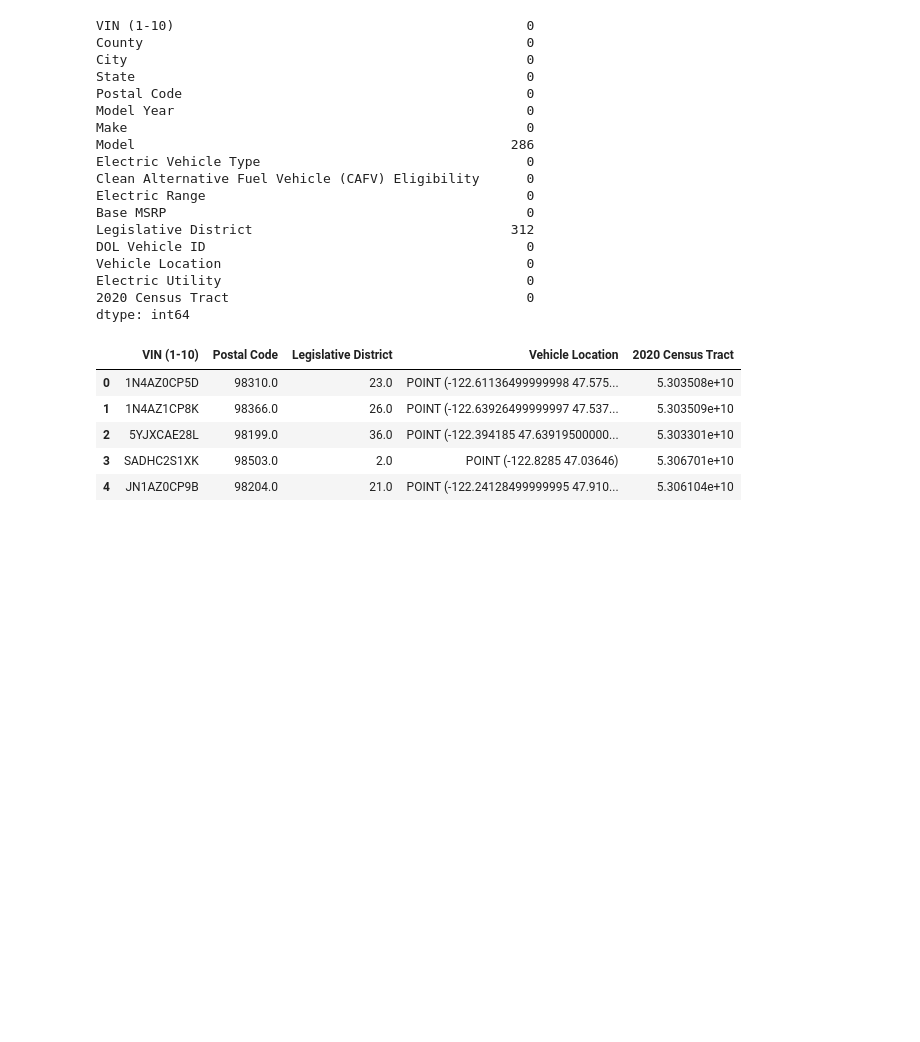
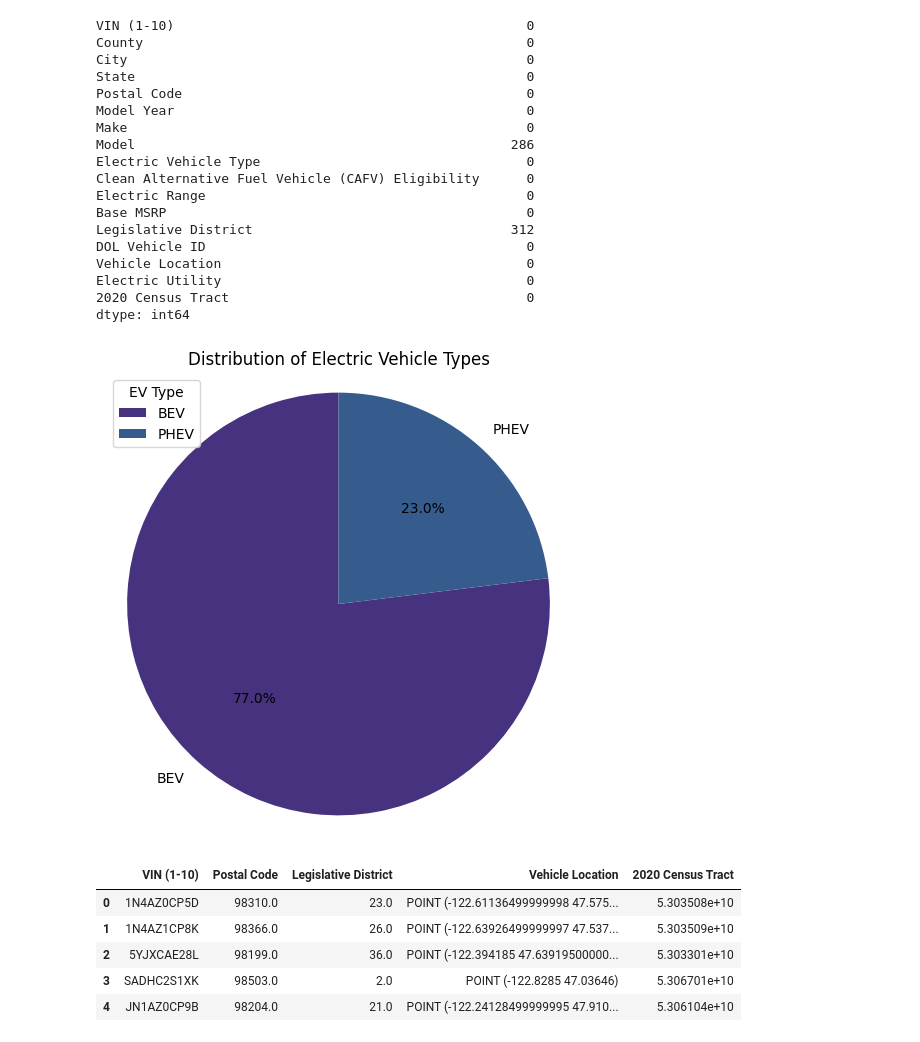
Before and after one commit to shreyshah612/pythonDataWrangling, a Jupyter notebook: VSCode_notebook_EV_DataAnalysis.ipynb, the cells around one changed output. Drawn from its saved outputs; the diff is of its cells as text; code cells hidden in the pictures; blank space fills up the shorter version.

Commit message:
Analysis done. Image generated of respective analysis.

```diff
--- a/VSCode_notebook_EV_DataAnalysis.ipynb
+++ b/VSCode_notebook_EV_DataAnalysis.ipynb
@@ -159,6 +159,29 @@ Vehicle Location                                       0
 Electric Utility                                       0
 2020 Census Tract                                      0
 dtype: int64
+# %%
+# attributedlocationsdataframe['Electric Vehicle Type'].value_counts().plot(kind='pie')
+
+# Plot the pie chart for 'EV Type' using value_counts()
+plt.figure(figsize=(6, 6))
+
+# Get the value counts for 'EV Type' and plot the pie chart
+ev_type_counts = attributedlocationsdataframe['Electric Vehicle Type'].value_counts()
+plt.pie(ev_type_counts, labels=ev_type_counts.index, autopct='%1.1f%%', startangle=90)
+
+# Add attributes to the pie chart
+plt.title('Distribution of Electric Vehicle Types')
+plt.legend(title='EV Type', loc='best')
+
+# Equal aspect ratio ensures the pie chart is circular
+plt.axis('equal')
+plt.show()
+
+
+
+# my learning
+# %% [output]
+[figure, added]
 # %%
 # while scanning the data fouynd some inconsistencies
 attributedlocationsdataframe[['VIN (1-10)','Postal Code','Legislative District','Vehicle Location','2020 Census Tract']].head()
```
Also changed, not shown: parts of 19 cells of this notebook, 2 other files.
